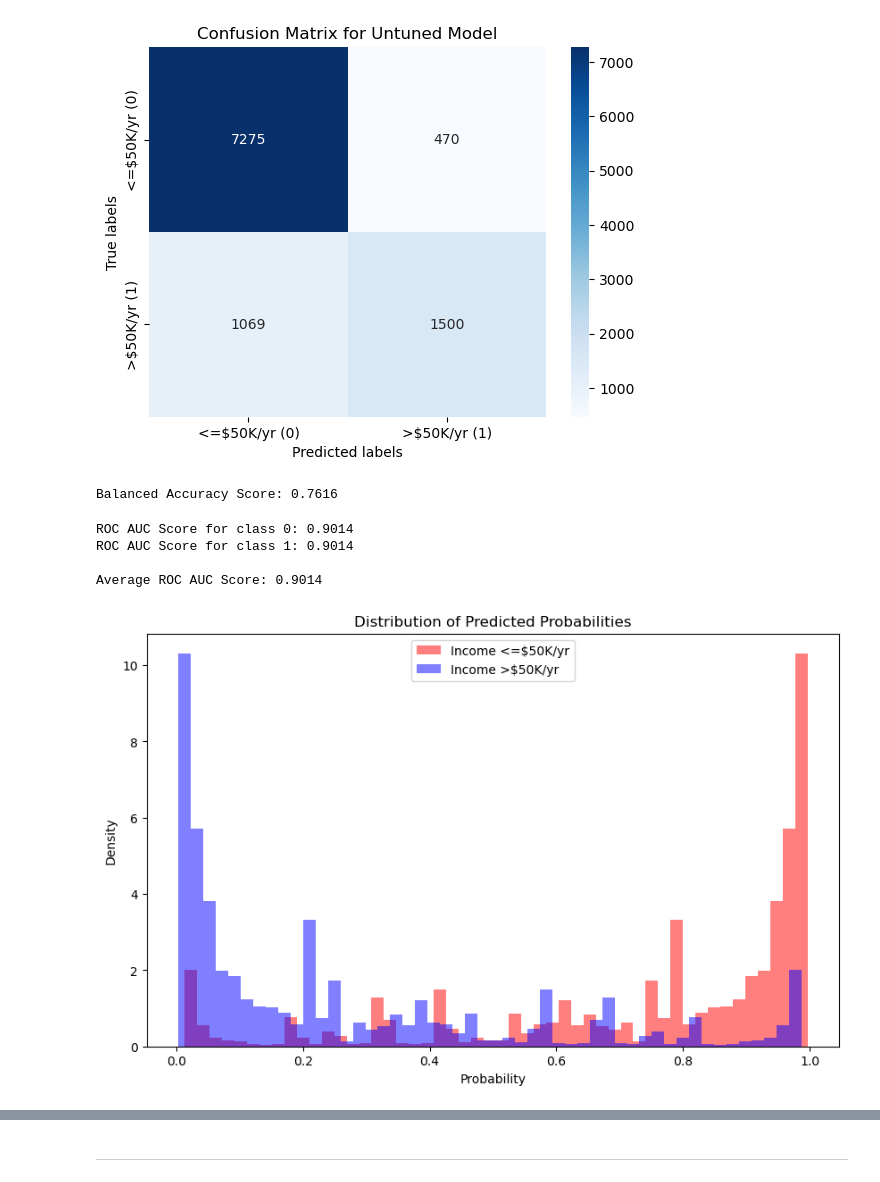
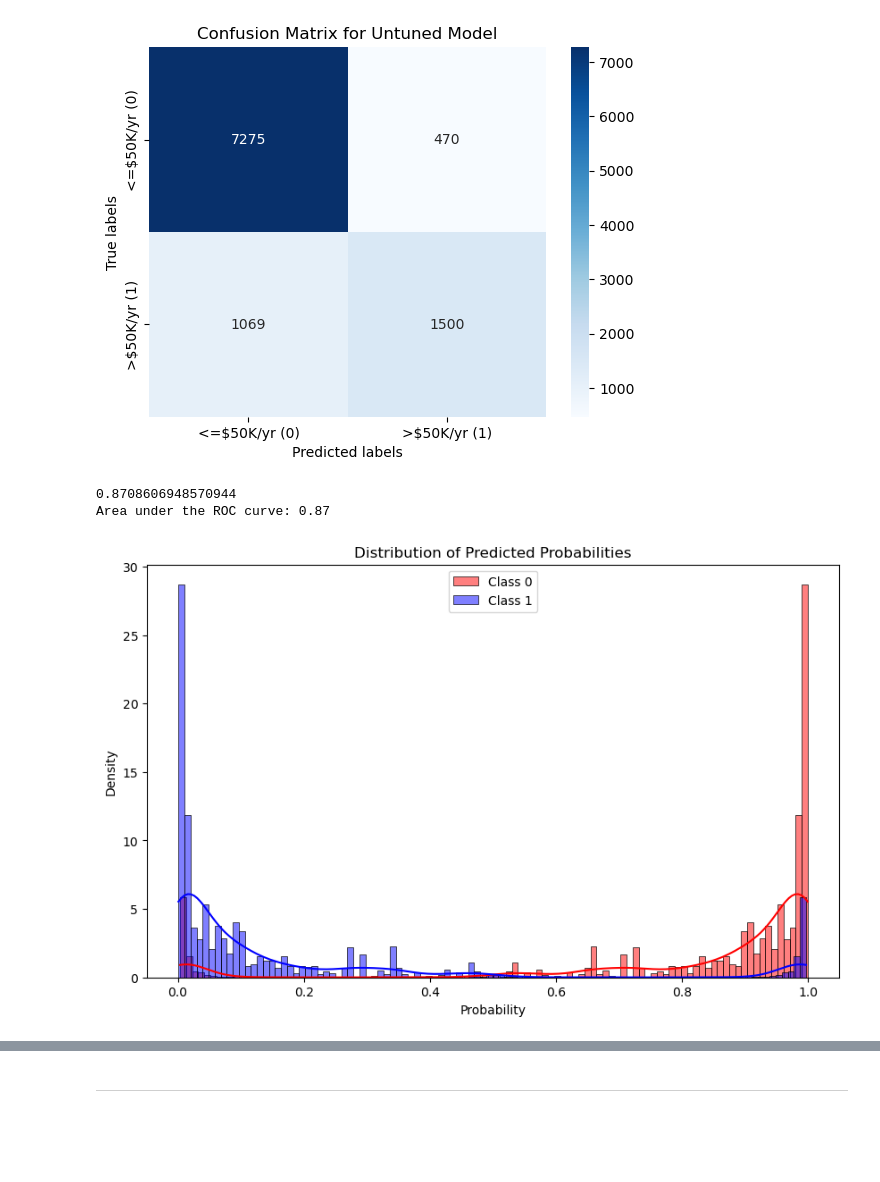
Before and after one commit to AIBC2024/Group-2-Census-Income, a Jupyter notebook: Group_2_Census_Income_ML_Model.ipynb, the cells around one changed output, grey strips where cells are left out. Drawn from its saved outputs; the diff is of its cells as text; code cells hidden in the pictures; blank space fills up the shorter version.

Commit message:
FINAL CODE WITH TOP 2 BEST MODELS XGBOOST AND GRADIENT BOOSTING

```diff
--- a/Group_2_Census_Income_ML_Model.ipynb
+++ b/Group_2_Census_Income_ML_Model.ipynb
@@ -1322,3 +1352,12 @@ Also consider the trade-offs between precision and recall for your specific appl
 ----
 # %% [markdown]
 ## Step 9 - Confusion Matrix for GradientBoosting
+# %%
+classifier = GradientBoostingClassifier(max_depth=5, random_state=1)
+classifier.fit(X_train, y_train)
+
+train_pred = classifier.predict(X_train)
+test_pred = classifier.predict(X_test)
+
+print("Balanced Accuracy Score from Train Data:", balanced_accuracy_score(y_train, train_pred))
+print("Balanced Accuracy Score from Test Data:", balanced_accuracy_score(y_test, test_pred))
@@ -1332,48 +1374,44 @@ plt.title('Confusion Matrix for Untuned Model')
 plt.show()
 # %% [output]
 [figure]
-# %%
-# Calculate the balanced accuracy score
-print(f"Balanced Accuracy Score: {balanced_accuracy_score(y_test, untuned_y_pred):.4f}")
-# %% [output]
-Balanced Accuracy Score: 0.7616
-# %%
-# Calculate the roc_auc_score
-
-# Get probability estimates
-untuned_y_pred_proba = untuned_model.predict_proba(X_test)
-
-# Calculate ROC AUC score for each class
-for i, class_label in enumerate(untuned_model.classes_):
-    class_roc_auc = roc_auc_score(y_test == class_label, untuned_y_pred_proba[:, i])
-    print(f"ROC AUC Score for class {class_label}: {class_roc_auc:.4f}")
-
-# Calculate the average ROC AUC score
-avg_roc_auc = roc_auc_score(y_test, untuned_y_pred_proba[:, 1])
-print(f"\nAverage ROC AUC Score: {avg_roc_auc:.4f}")
-# %% [output]
-ROC AUC Score for class 0: 0.9014
-ROC AUC Score for class 1: 0.9014
-
-Average ROC AUC Score: 0.9014
+# %%
+# Predict values with probabilities
+pred_probas = classifier.predict_proba(X)
+
+# Print the probabilities
+pred_probas
+
+# Separate probabilities for each class
+prob_class_0 = pred_probas[:, 0]
+prob_class_1 = pred_probas[:, 1]
+
+
+# Calculate the roc_auc_score
+print(roc_auc_score(y, prob_class_1))
+
+
+#Generate FP and TP rates
+fpr, tpr, thresholds = roc_curve(y, prob_class_1)
+roc_auc = auc(fpr, tpr)
+
+print(f'Area under the ROC curve: {roc_auc:.2f}')
+# %% [output]
+0.8708606948570944
+Area under the ROC curve: 0.87
 # %%
-# Get probabilities for each class
-prob_class_0 = untuned_y_pred_proba[:, 0]  # Probabilities for class 0 (<=50K/yr)
-prob_class_1 = untuned_y_pred_proba[:, 1]  # Probabilities for class 1 (>50K/yr)
-
 # Plot the distribution of predicted probabilities
 plt.figure(figsize=(10, 6))
 
-plt.hist(prob_class_0, bins=50, alpha=0.5, color="red", label="Income <=$50K/yr", density=True)
-plt.hist(prob_class_1, bins=50, alpha=0.5, color="blue", label="Income >$50K/yr", density=True)
+sns.histplot(prob_class_0, color="red", label="Class 0", kde=True, stat="density")
+sns.histplot(prob_class_1, color="blue", label="Class 1", kde=True, stat="density")
 
 plt.xlabel("Probability")
 plt.ylabel("Density")
 plt.title("Distribution of Predicted Probabilities")
 plt.legend()
 plt.show()
 # %% [output]
-[figure, old version]
+[figure, new version]
 # %%
 #draw ROC-AUC plot
 plt.title('Receiver Operating Characteristic')
```
Also changed, not shown: parts of 10 cells of this notebook.
